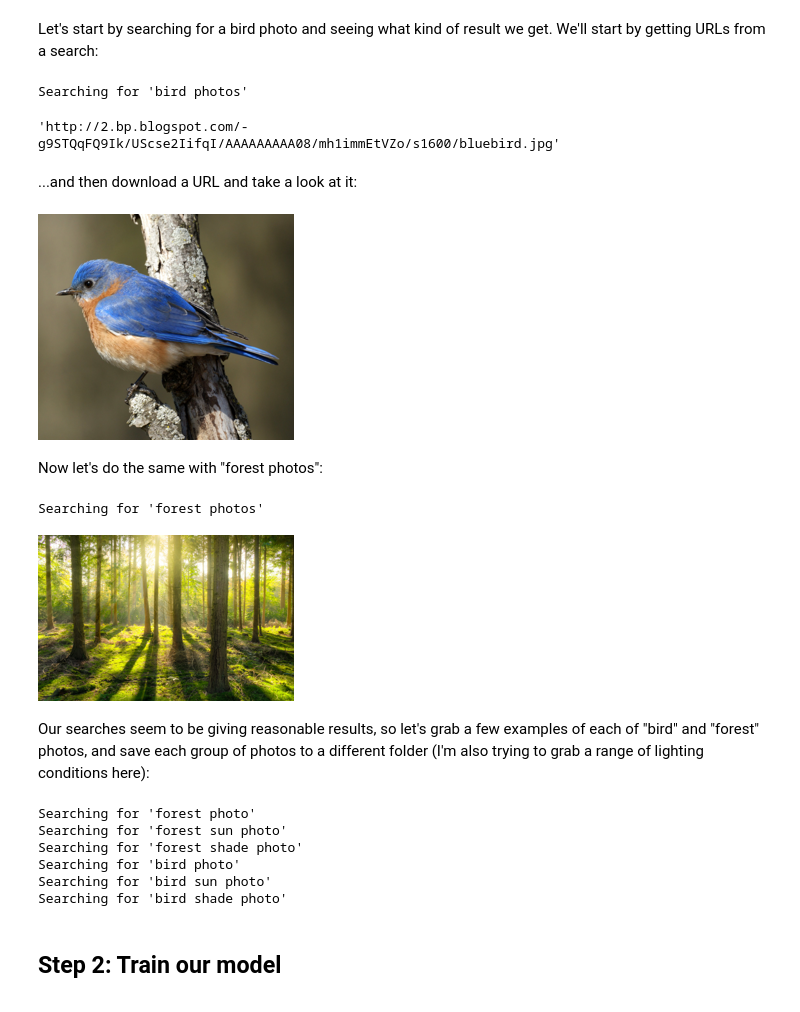
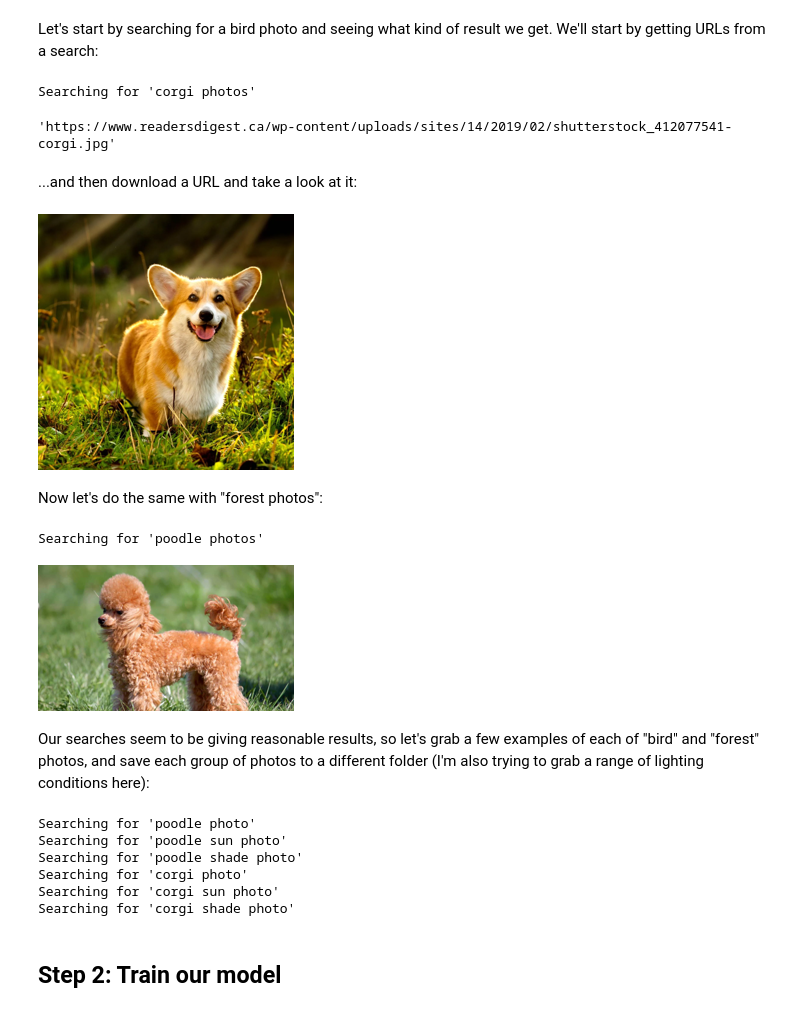
Before and after one commit to 0tt049/fast-ai-lessons, a Jupyter notebook: is-it-a-bird-creating-a-model-from-your-own-data.ipynb, the cells around one changed output. Cells and saved outputs as stored; diff of their text form; code cells hidden in the pictures.

Commit message:
Kaggle Notebook | Is it a Corgi? Creating a model from your own data | Version 3

```diff
--- a/is-it-a-bird-creating-a-model-from-your-own-data.ipynb
+++ b/is-it-a-bird-creating-a-model-from-your-own-data.ipynb
@@ -38,7 +56,7 @@ The basic steps we'll take are:
 from duckduckgo_search import ddg_images
 from fastcore.all import *
 
-def search_images(term, max_images=30):
+def search_images(term, max_images=200):
     print(f"Searching for '{term}'")
     return L(ddg_images(term, max_results=max_images)).itemgot('image')
 # %% [markdown]
@@ -46,36 +64,36 @@ Let's start by searching for a bird photo and seeing what kind of result we get.
 # %%
 #NB: `search_images` depends on duckduckgo.com, which doesn't always return correct responses.
 #    If you get a JSON error, just try running it again (it may take a couple of tries).
-urls = search_images('bird photos', max_images=1)
+urls = search_images('corgi photos', max_images=1)
 urls[0]
 # %% [output]
-Searching for 'bird photos'
+Searching for 'corgi photos'
-'http://2.bp.blogspot.com/-g9STQqFQ9Ik/UScse2IifqI/AAAAAAAAA08/mh1immEtVZo/s1600/bluebird.jpg'
+'https://www.readersdigest.ca/wp-content/uploads/sites/14/2019/02/shutterstock_412077541-corgi.jpg'
 # %% [markdown]
 ...and then download a URL and take a look at it:
 # %%
 from fastdownload import download_url
-dest = 'bird.jpg'
+dest = 'corgi.jpg'
 download_url(urls[0], dest, show_progress=False)
 
 from fastai.vision.all import *
 im = Image.open(dest)
 im.to_thumb(256,256)
 # %% [output]
-[figure, old version]
+[figure, new version]
 # %% [markdown]
 Now let's do the same with "forest photos":
 # %%
-download_url(search_images('forest photos', max_images=1)[0], 'forest.jpg', show_progress=False)
-Image.open('forest.jpg').to_thumb(256,256)
+download_url(search_images('poodle photos', max_images=1)[0], 'poodle.jpg', show_progress=False)
+Image.open('poodle.jpg').to_thumb(256,256)
 # %% [output]
-Searching for 'forest photos'
+Searching for 'poodle photos'
-[figure, old version]
+[figure, new version]
 # %% [markdown]
 Our searches seem to be giving reasonable results, so let's grab a few examples of each of "bird" and "forest" photos, and save each group of photos to a different folder (I'm also trying to grab a range of lighting conditions here):
 # %%
-searches = 'forest','bird'
-path = Path('bird_or_not')
+searches = 'poodle','corgi'
+path = Path('corgi_or_not')
 from time import sleep
 
 for o in searches:
@@ -89,12 +107,12 @@ for o in searches:
     sleep(10)
     resize_images(path/o, max_size=400, dest=path/o)
 # %% [output]
-Searching for 'forest photo'
-Searching for 'forest sun photo'
-Searching for 'forest shade photo'
-Searching for 'bird photo'
-Searching for 'bird sun photo'
-Searching for 'bird shade photo'
+Searching for 'poodle photo'
+Searching for 'poodle sun photo'
+Searching for 'poodle shade photo'
+Searching for 'corgi photo'
+Searching for 'corgi sun photo'
+Searching for 'corgi shade photo'
 # %% [markdown]
 ## Step 2: Train our model
 # %% [markdown]
```
Also changed, not shown: parts of 5 cells of this notebook.
